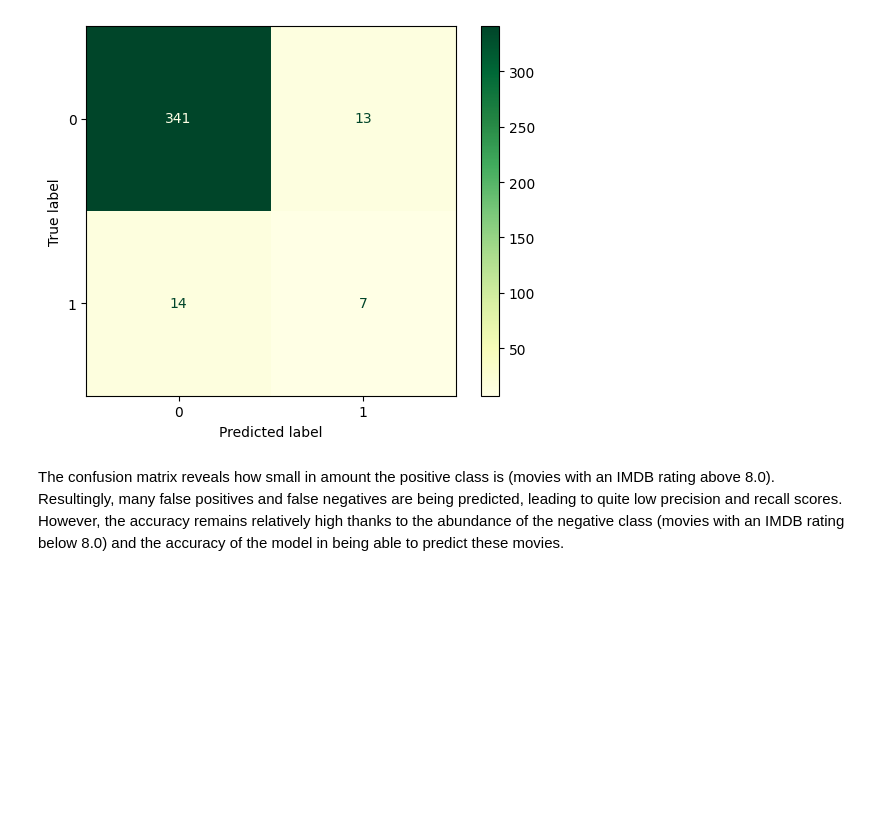
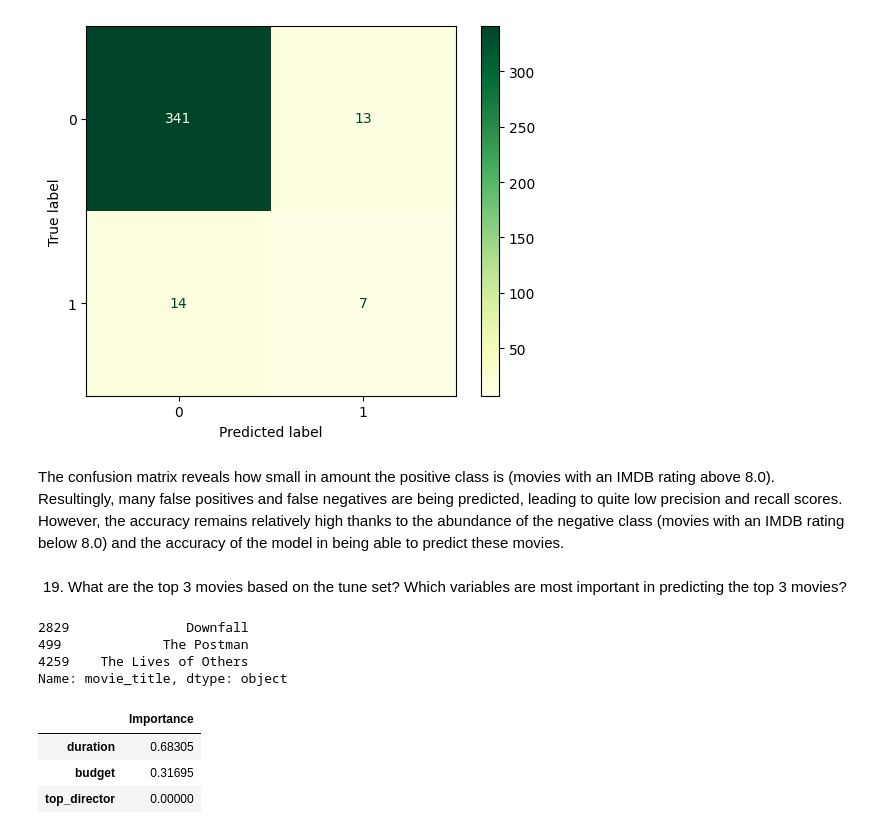
Before and after one commit to masonnicoletti/DS-3021, a Jupyter notebook: 08_DT_Class/dt_lab.ipynb, the cells around one changed output. Cells and saved outputs as stored; diff of their text form; code cells hidden in the pictures; blank space fills up the shorter version.

```diff
--- a/08_DT_Class/dt_lab.ipynb
+++ b/08_DT_Class/dt_lab.ipynb
@@ -382,3 +332,52 @@ plt.show()
 [figure]
 # %% [markdown]
 The confusion matrix reveals how small in amount the positive class is (movies with an IMDB rating above 8.0). Resultingly, many false positives and false negatives are being predicted, leading to quite low precision and recall scores. However, the accuracy remains relatively high thanks to the abundance of the negative class (movies with an IMDB rating below 8.0) and the accuracy of the model in being able to predict these movies.
+# %% [markdown]
+19. What are the top 3 movies based on the tune set? Which variables are most important in predicting the top 3 movies?
+# %%
+# Identify the top 3 movies based on the tune set
+
+# Create a new dataframe from the x and y tune sets
+tune_df = pd.concat([x_tune, y_tune], axis=1)
+
+# Add the predicted values to the set
+tune_df['predicted'] = tune_pred
+
+# Sort the tune df and pick out the top 3 movies
+top3_tune = tune_df.sort_values(by="predicted", ascending=False).head(3)
+
+# Create a variable to store the index of the top 3 movies
+top3_tune_index = list(top3_tune.index)
+
+# Locate the movie titles at these 3 indexes in the original movie df
+top3_tune_movies = movie_data_raw.iloc[top3_tune_index]
+
+# Print out the movie titles of the top 3 movies in the tune set
+print(top3_tune_movies['movie_title'])
+# %% [output]
+2829               Downfall
+499             The Postman
+4259    The Lives of Others
+Name: movie_title, dtype: object
+# %%
+# Determine variable importance for the top 3 movies of the tune set
+
+# Create new x and y sets based on the top 3 tune movies
+#x_tune_top = top3_tune.drop(columns=['predicted', 'imdb_score'])
+#y_tune_top = top3_tune['imdb_score']
+
+# Refit the model on the tune data
+dt_tune_model = search.fit(x_tune, y_tune)
+
+# Pick out the best tune model (based on the max depth parameter)
+best_tune_model = dt_tune_model.best_estimator_
+
+# Determine the feature importance for this best model
+tune_var_importance = pd.DataFrame({"Importance": best_tune_model.feature_importances_}, index=x_tune.columns).sort_values(by="Importance", ascending=False)
+
+tune_var_importance.head(3)
+# %% [output]
+|  | Importance |
+| duration | 0.68305 |
+| budget | 0.31695 |
+| top_director | 0.00000 |
```
Also changed, not shown: parts of 16 cells of this notebook.
